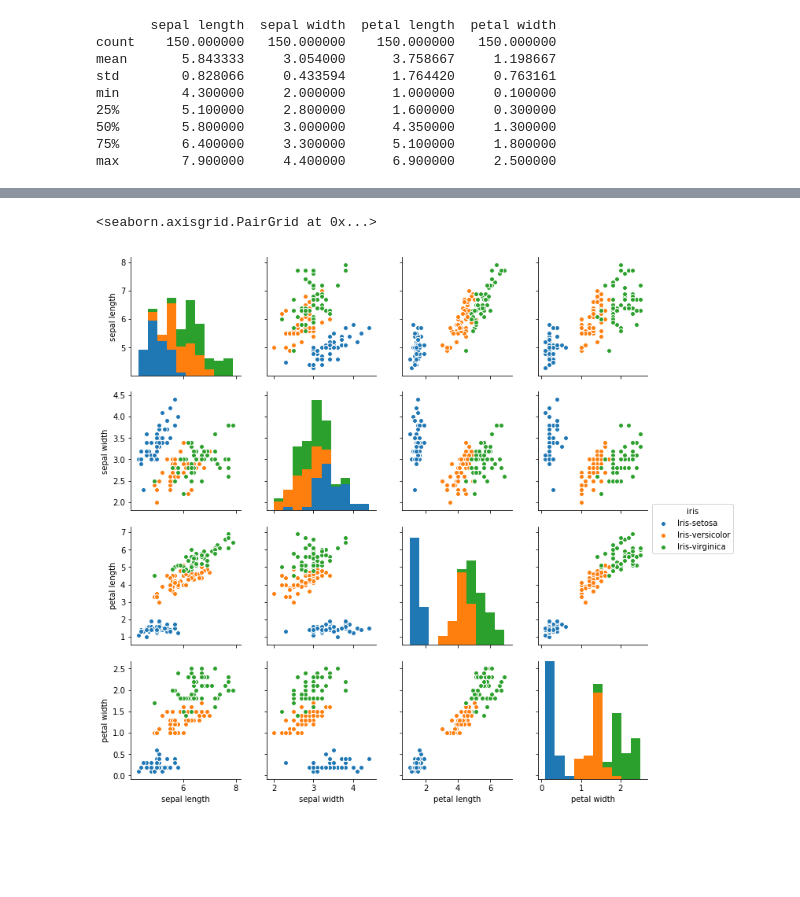
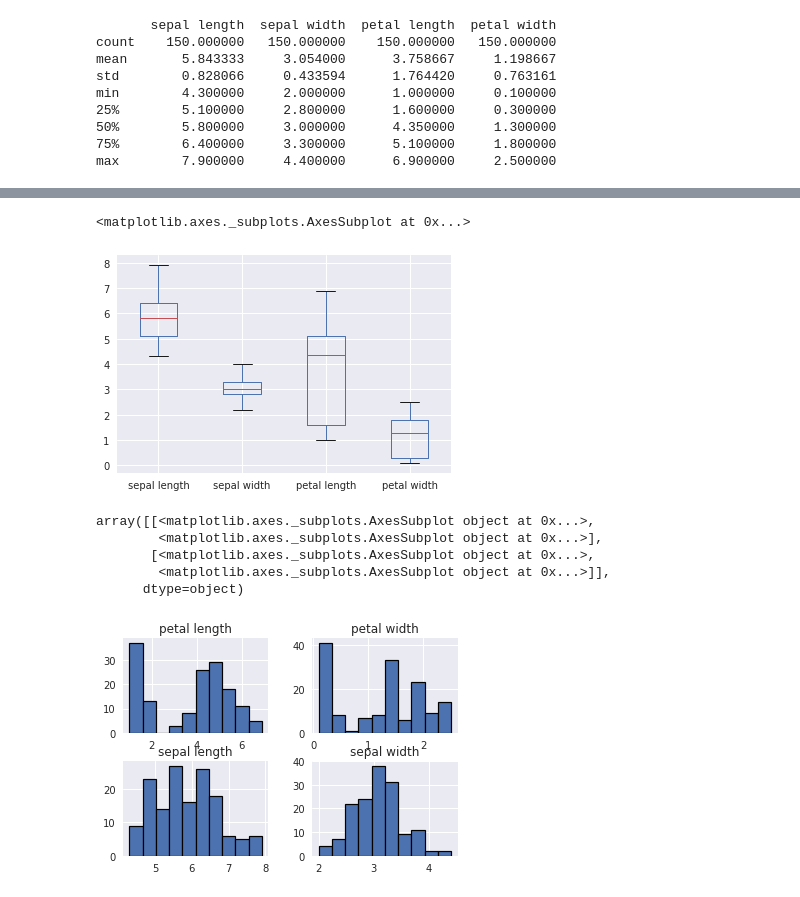
Before and after one commit to mcelwee/AI4ALL-Geospatial-Analysis, a Jupyter notebook: Exploratory Data Analysis (EDA) Notebook.ipynb, the cells around one changed output, grey strips where cells are left out. Saved outputs shown, nothing was run; the diff lists cells and outputs as text; code cells hidden in the pictures; blank space fills up the shorter version.

```diff
--- a/Exploratory Data Analysis (EDA) Notebook.ipynb
+++ b/Exploratory Data Analysis (EDA) Notebook.ipynb
@@ -52,5 +76,16 @@ dataset.plot(kind='box', sharex=False, sharey=False)
-# %%
-sns.pairplot(dataset, hue="iris")
-# %% [output]
-<seaborn.axisgrid.PairGrid at 0x...>
-[figure, removed]
+# %%
+# box and whisker plots
+dataset.plot(kind='box', sharex=True, sharey=True)
+# %% [output]
+<matplotlib.axes._subplots.AxesSubplot at 0x...>
+[figure, added]
+# %%
+# histograms
+dataset.hist(edgecolor='black', linewidth=1.2)
+# %% [output]
+array([[<matplotlib.axes._subplots.AxesSubplot object at 0x...>,
+        <matplotlib.axes._subplots.AxesSubplot object at 0x...>],
+       [<matplotlib.axes._subplots.AxesSubplot object at 0x...>,
+        <matplotlib.axes._subplots.AxesSubplot object at 0x...>]],
+      dtype=object)
+[figure, added]
```
Also changed, not shown: parts of 20 cells of this notebook.
